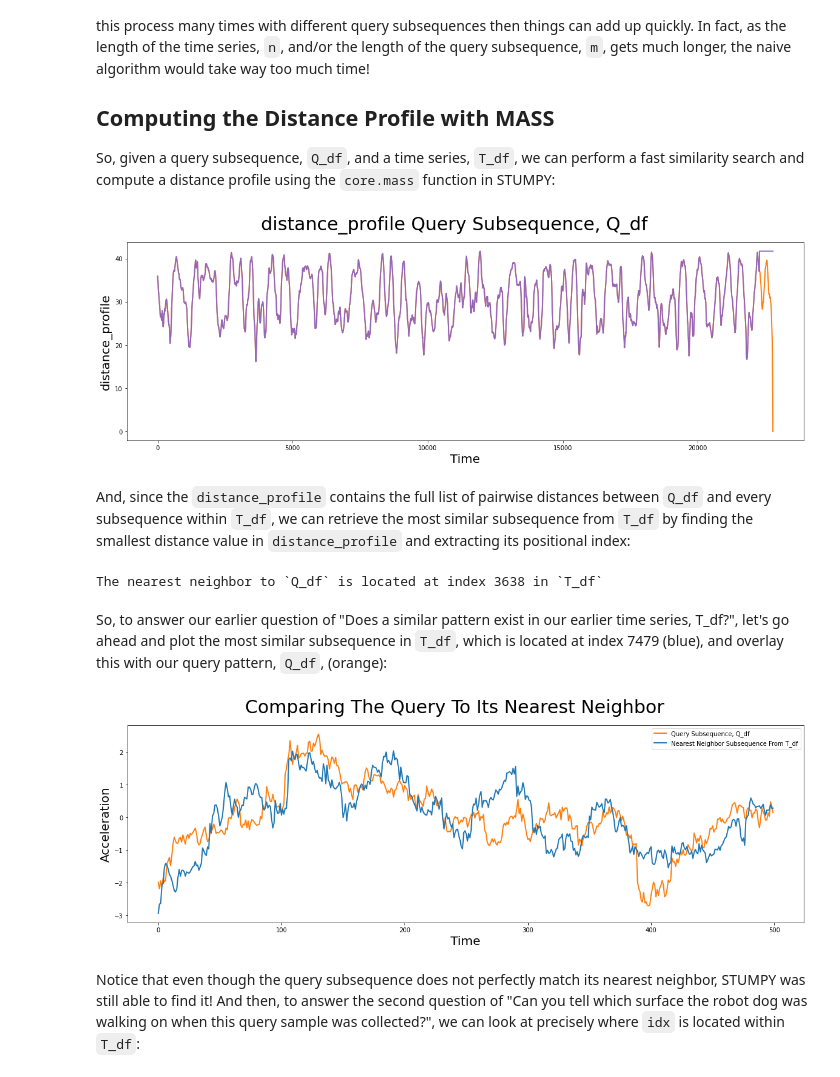
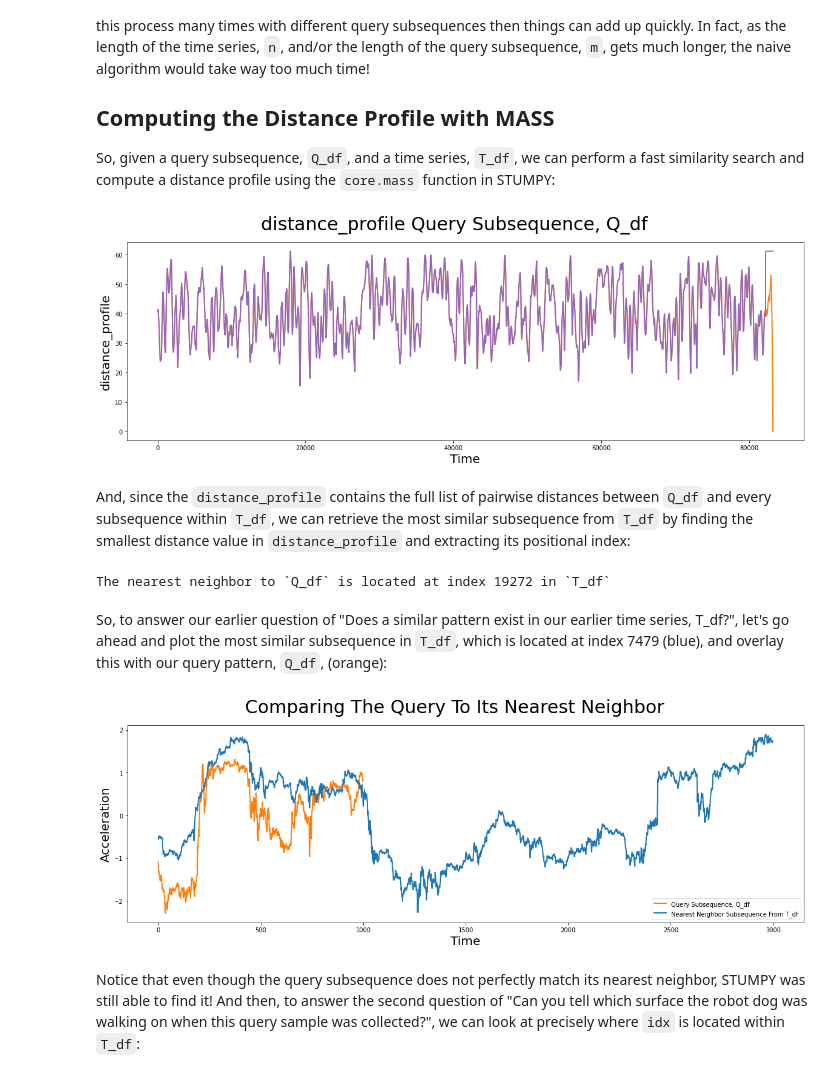
Before and after one commit to hamedmirsadeghi/time_series, a Jupyter notebook: STUMPY_Pattern_Searching_fx_01.ipynb, the cells around one changed output. Drawn from its saved outputs; the diff is of its cells as text; code cells hidden in the pictures.

```diff
--- a/STUMPY_Pattern_Searching_fx_01.ipynb
+++ b/STUMPY_Pattern_Searching_fx_01.ipynb
@@ -35,8 +35,8 @@ plt.rcParams['xtick.direction'] = 'out'
 
 The time series data (below), `T_df`, has `n = 13000`  data points and it was collected from an accelerometer inside of a [Sony AIBO robot dog](https://en.wikipedia.org/wiki/AIBO) where it tracked the robot dog when it was walking from a cement surface onto a carpeted surface and, finally, back to the cement surface:
 # %%
-T_df = pd.read_csv('/content/AUDNZD_H4.csv' , sep='\t' )
+T_df = pd.read_csv('/content/USTEC_M5_202001102225_202106221430.csv' , sep='\t' )
 #T_df['Acceleration'] = T_df.values + 0.002 * pd.DataFrame( list(range( len(T_df))) )
-col_name = 'Close'
+col_name = '8224.80'
 T_df.head()
 # %% [output]
@@ -69,7 +69,7 @@ In the plot above, the periods of time when the robot dog was walking on cement
 
 The subsequence pattern or query (below) that we are interested in searching for in the time series (above) looks like this:
 # %%
-window = 500
+window = 1000
 start_idx = len(T_df) - window
 Q_df = T_df.iloc[start_idx:(start_idx+window), :]
 
@@ -104,7 +104,7 @@ plt.plot(distance_profile, lw=2, color="C4")  # Walking on cement
 
 plt.show()
 # %% [output]
-[figure, old version]
+[figure, new version]
 # %%
 #distance_profile = stumpy.gpu_stump(T_df[col_name],window, ignore_trivial=True)
 #distance_profile
@@ -115,23 +115,23 @@ idx = np.argmin(distance_profile)
 
 print(f"The nearest neighbor to `Q_df` is located at index {idx} in `T_df`")
 # %% [output]
-The nearest neighbor to `Q_df` is located at index 3638 in `T_df`
+The nearest neighbor to `Q_df` is located at index 19272 in `T_df`
 # %% [markdown]
 So, to answer our earlier question of "Does a similar pattern exist in our earlier time series, T_df?", let's go ahead and plot the most similar subsequence in `T_df`, which is located at index 7479 (blue), and overlay this with our query pattern, `Q_df`, (orange):
 # %%
 # Since MASS computes z-normalized Euclidean distances, we should z-normalize our subsequences before plotting
 Q_z_norm = stumpy.core.z_norm(Q_df[col_name].values)
-T_z_norm = stumpy.core.z_norm(T_df[col_name].values[idx:idx+len(Q_df)])
+T_z_norm = stumpy.core.z_norm(T_df[col_name].values[idx:idx+3*len(Q_df)])
 
 plt.suptitle('Comparing The Query To Its Nearest Neighbor', fontsize='30')
 plt.xlabel('Time', fontsize ='20')
 plt.ylabel('Acceleration', fontsize='20')
 plt.plot(Q_z_norm, lw=2, color="C1", label="Query Subsequence, Q_df")
 plt.plot(T_z_norm, lw=2, label="Nearest Neighbor Subsequence From T_df")
 plt.legend()
 plt.show()
 # %% [output]
-[figure, old version]
+[figure, new version]
 # %% [markdown]
 Notice that even though the query subsequence does not perfectly match its nearest neighbor, STUMPY was still able to find it! And then, to answer the second question of "Can you tell which surface the robot dog was walking on when this query sample was collected?", we can look at precisely where `idx` is located within `T_df`:
 # %%
```
Also changed, not shown: parts of 6 cells of this notebook.
